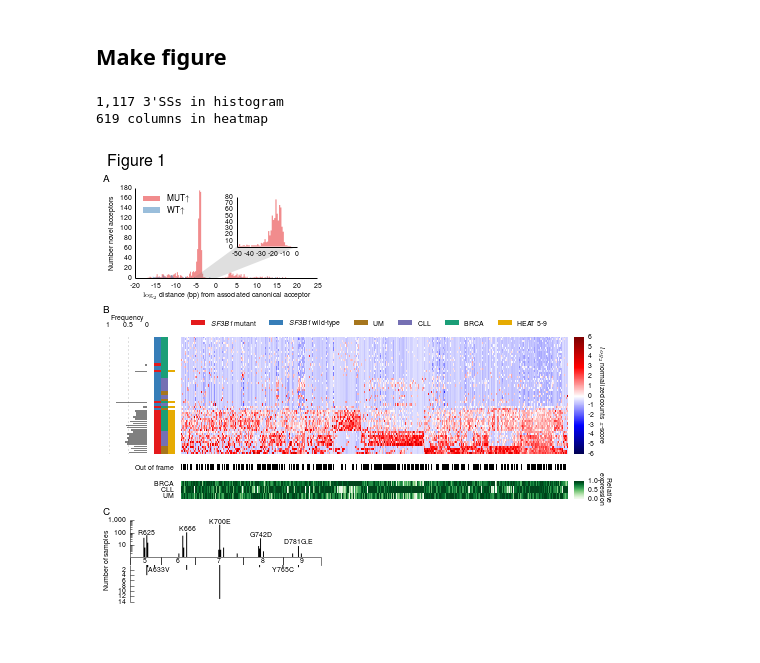
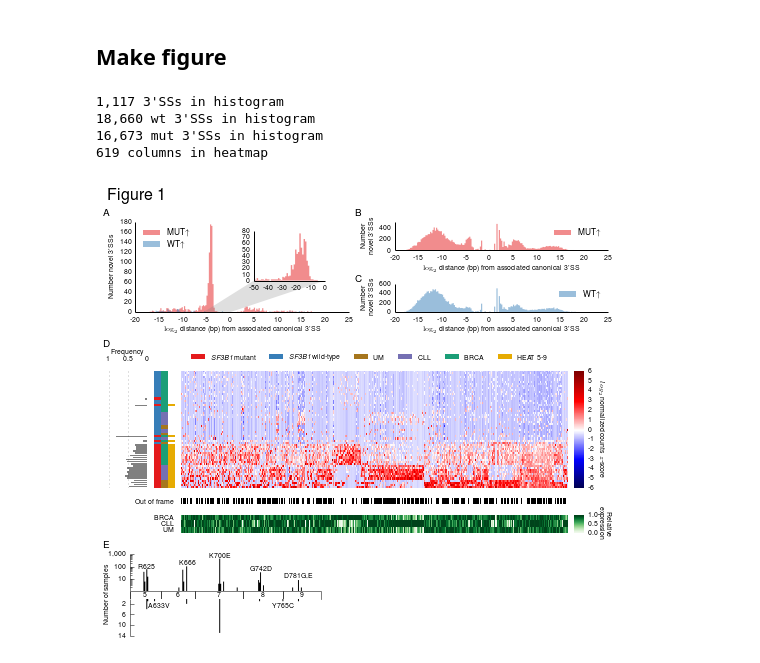
Before and after one commit to cdeboever3/deboever-sf3b1-2015, a Jupyter notebook: notebooks/figure01.ipynb, the cells around one changed output. Saved outputs shown, nothing was run; the diff lists cells and outputs as text; code cells hidden in the pictures.

Commit message:
Added sj2psi as submodule, fig01 updates
I added a couple of new panels to Figure 1. I also added my fork of
sj2psi as a submodule.

```diff
--- a/notebooks/figure01.ipynb
+++ b/notebooks/figure01.ipynb
@@ -321,10 +363,22 @@ ds.clean_axis(ax)
 gs.tight_layout(fig, rect=[0, 0.93, 0.44, 1])
 
 # A
-gs = gridspec.GridSpec(1, 1)
-hist_ax = fig.add_subplot(gs[0, 0])
-hist_ax = plot_hist(results, hist_ax)
-gs.tight_layout(fig, rect=[0, 0.65, 0.44, 0.93])
+gs = gridspec.GridSpec(2, 2)
+sig_hist_ax = fig.add_subplot(gs[0:2, 0])
+sig_hist_ax = plot_hist(results, sig_hist_ax)
+wt_not_sig_hist_ax = fig.add_subplot(gs[1, 1])
+wt_not_sig_hist_ax = plot_hist(results, wt_not_sig_hist_ax,
+                            significant=False, mut=False,
+                            legend_loc='upper right',
+                            ylabel=False)
+wt_not_sig_hist_ax.set_yticks(wt_not_sig_hist_ax.get_yticks()[0::2])
+mut_not_sig_hist_ax = fig.add_subplot(gs[0, 1])
+mut_not_sig_hist_ax = plot_hist(results, mut_not_sig_hist_ax,
+                            significant=False, wt=False,
+                            legend_loc='upper right',
+                            ylabel=False)
+mut_not_sig_hist_ax.set_yticks(mut_not_sig_hist_ax.get_yticks()[0::2])
+gs.tight_layout(fig, rect=[0, 0.65, 1, 0.93])
 
 
 # B
@@ -532,46 +586,54 @@ vA[:,1] = yb - vA[:,1]
 a.set_xy(vA)
 for rect in p:
     rect.set_linewidth(0)
-ax3.set_yticks(np.arange(0, yb, 2))
-ax3.set_yticklabels(range(1, int(yb) + 1)[::-2])
+ax3.set_yticks(np.arange(0, yb, 4))
+ax3.set_yticklabels(range(1, int(yb) + 1)[::-4])
 ax3.yaxis.set_ticks_position('left')
 # Label passenger SF3B1 mutations
-ax3.text(637.5, yb - 2.75, 'A633V', ha='center')
-ax3.text(765.5, yb - 2.75, 'Y765C', ha='center')
+ax3.text(637.5, yb - 3.5, 'A633V', ha='center')
+ax3.text(765.5, yb - 3.5, 'Y765C', ha='center')
 ax3.spines['left'].set_linewidth(lw)
 xa,xb = ax3.set_xlim(xa, xb)
 
 # Plot HEAT repeats
 ax2.set_xticks([])
 ax2.set_yticks([])
 for s in ax2.spines.values():
     s.set_linewidth(lw)
 for r in range(5, 10):
     ax2.vlines(wang_heat[r], 0, 1, linewidth=lw)
     ax2.vlines(wang_heat[r + 1], 0, 1, linewidth=lw)
     ax2.text(np.mean([wang_heat[r], wang_heat[r + 1]]),
              0.5, str(r), ha='center', va='center')
 xa, xb = ax2.set_xlim(xa, xb)
 
 gs.tight_layout(fig, rect=[0, 0, 0.44, 0.22],
                 h_pad=0)
 ax2.set_ylabel('Number of samples', labelpad=20)
 
 fig.text(0.005, 0.92, 'A', weight='bold',
          size=ds.subfigure_label_fontsize)
 
-fig.text(0.005, 0.64, 'B', weight='bold',
+fig.text(0.49, 0.92, 'B', weight='bold',
          size=ds.subfigure_label_fontsize)
 
-fig.text(0.005, 0.21, 'C', weight='bold',
+fig.text(0.49, 0.78, 'C', weight='bold',
          size=ds.subfigure_label_fontsize)
 
-hist_ax, ax2 = plot_polygon(hist_ax)
+fig.text(0.005, 0.64, 'D', weight='bold',
+         size=ds.subfigure_label_fontsize)
+
+fig.text(0.005, 0.21, 'E', weight='bold',
+         size=ds.subfigure_label_fontsize)
+
+hist_ax, ax2 = plot_polygon(sig_hist_ax)
 plot_little_hist(results, ax2)
 
 fig.savefig(os.path.join(outdir, 'figure01.pdf'),
             transparent=True, dpi=600)
 # %% [output]
 1,117 3'SSs in histogram
+18,660 wt 3'SSs in histogram
+16,673 mut 3'SSs in histogram
 619 columns in heatmap
-[figure, old version]
+[figure, new version]
```
Also changed, not shown: parts of 1 cell of this notebook, 1 other file.
